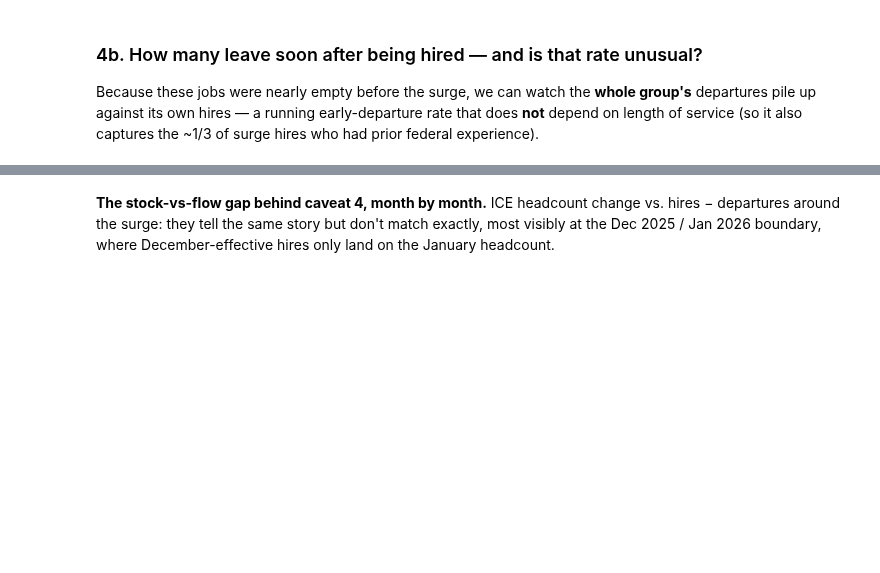
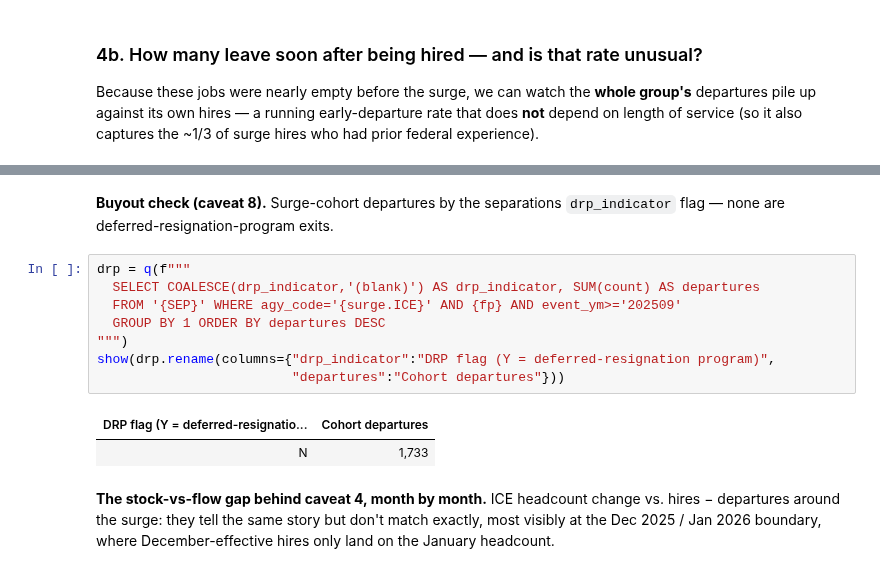
Before and after one commit to abigailhaddad/icehires, a Jupyter notebook: dhs_hiring_surge.ipynb, the cells around one changed output, grey strips where cells are left out. Drawn from its saved outputs; the diff is of its cells as text; blank space fills up the shorter version.

```diff
--- a/dhs_hiring_surge.ipynb
+++ b/dhs_hiring_surge.ipynb
@@ -665,3 +652,17 @@ that the 2025 ICE cohort is tracking the bad end of that history, with months st
+# %% [markdown]
+**Buyout check (caveat 8).** Surge-cohort departures by the separations `drp_indicator` flag — none are
+deferred-resignation-program exits.
+# %%
+drp = q(f"""
+  SELECT COALESCE(drp_indicator,'(blank)') AS drp_indicator, SUM(count) AS departures
+  FROM '{SEP}' WHERE agy_code='{surge.ICE}' AND {fp} AND event_ym>='202509'
+  GROUP BY 1 ORDER BY departures DESC
+""")
+show(drp.rename(columns={"drp_indicator":"DRP flag (Y = deferred-resignation program)",
+                         "departures":"Cohort departures"}))
+# %% [output]
+| DRP flag (Y = deferred-resignatio... | Cohort departures |
+| N | 1,733 |
 # %% [markdown]
 **The stock-vs-flow gap behind caveat 4, month by month.** ICE headcount change vs. hires − departures
 around the surge: they tell the same story but don't match exactly, most visibly at the Dec 2025 / Jan
```
Also changed, not shown: parts of 9 cells of this notebook, 6 other files.
